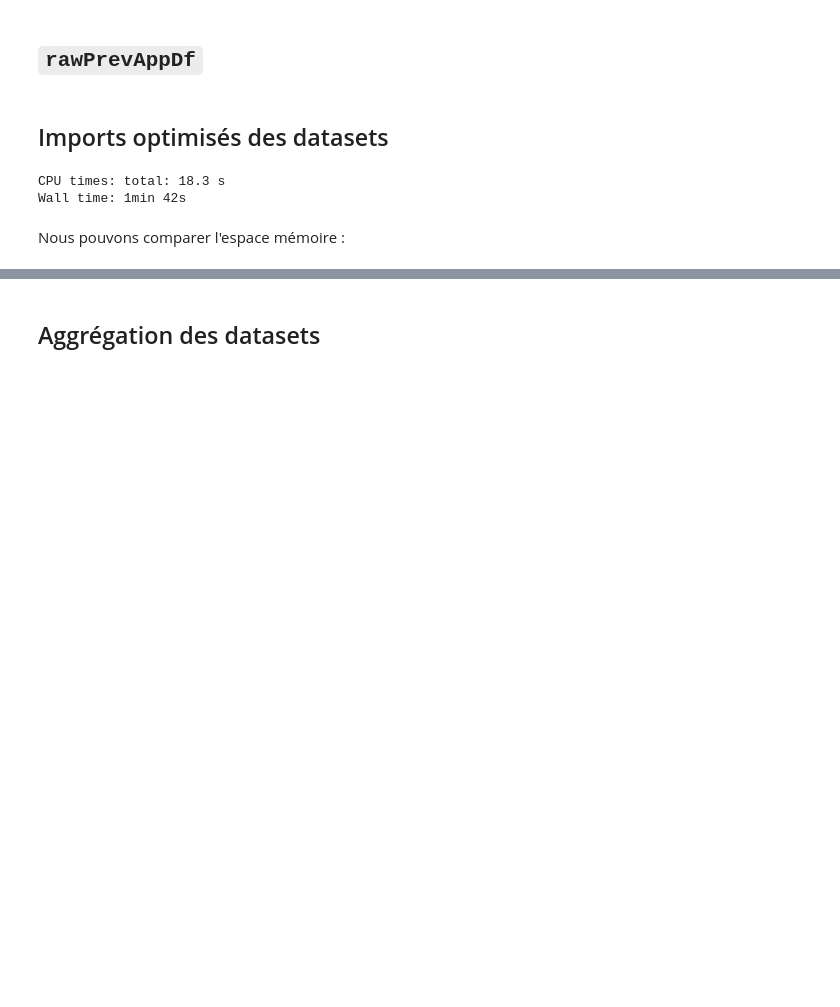
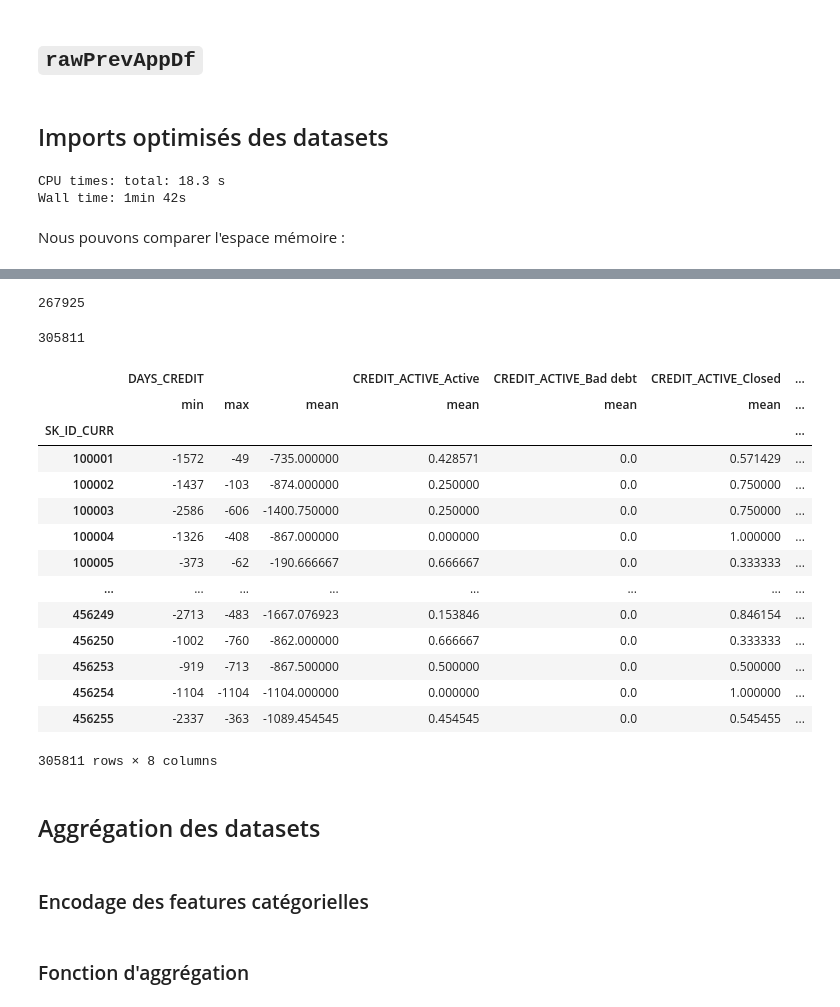
Before and after one commit to ClementPatin/OC-P4, a Jupyter notebook: Patin_Clement_1_notebook_072023.ipynb, the cells around one changed output, grey strips where cells are left out. Saved outputs shown, nothing was run; the diff lists cells and outputs as text; code cells hidden in the pictures; blank space fills up the shorter version.

```diff
--- a/Patin_Clement_1_notebook_072023.ipynb
+++ b/Patin_Clement_1_notebook_072023.ipynb
@@ -728,2 +728,48 @@ lowMemAppliDf
+# %%
+lowMemBurDf[lowMemBurDf.CREDIT_ACTIVE=="Closed"].SK_ID_CURR.nunique()
+# %% [output]
+267925
+# %%
+lowMemBurDf.SK_ID_CURR.nunique()
+# %% [output]
+305811
+# %%
+burTest = lowMemBurDf[["SK_ID_CURR","CREDIT_ACTIVE","DAYS_CREDIT"]]
+
+burTest,catBurTestCols = one_hot_encoder(burTest)
+
+numAgreg  ={"DAYS_CREDIT" : ["min","max","mean"]}
+catAgreg = {col : ["mean"] for col in catBurTestCols}
+
+burTestAgg=burTest.groupby("SK_ID_CURR").agg({**numAgreg,**catAgreg})
+burTestAgg
+# burTestAgg.columns=pd.Index(["BURO_"+col[0]+"_"+col[1].upper() for col in burTestAgg.columns])
+
+# # active
+# active = burTest[burTest.CREDIT_ACTIVE_Active==1]
+
+# activeAgg=active.groupby("SK_ID_CURR").agg({**numAgreg})
+
+# activeAgg.columns=pd.Index(["ACTIVE_"+col[0]+"_"+col[1].upper() for col in activeAgg.columns])
+
+# burTestAgg.merge(activeAgg,how="left",on="SK_ID_CURR")
+# %% [output]
+|  | DAYS_CREDIT |  |  | CREDIT_ACTIVE_Active | CREDIT_ACTIVE_Bad debt | CREDIT_ACTIVE_Closed | ... |
+|  | min | max | mean | mean | mean | mean | ... |
+| SK_ID_CURR |  |  |  |  |  |  | ... |
+| 100001 | -1572 | -49 | -735.000000 | 0.428571 | 0.0 | 0.571429 | ... |
+| 100002 | -1437 | -103 | -874.000000 | 0.250000 | 0.0 | 0.750000 | ... |
+| 100003 | -2586 | -606 | -1400.750000 | 0.250000 | 0.0 | 0.750000 | ... |
+| 100004 | -1326 | -408 | -867.000000 | 0.000000 | 0.0 | 1.000000 | ... |
+| 100005 | -373 | -62 | -190.666667 | 0.666667 | 0.0 | 0.333333 | ... |
+| ... | ... | ... | ... | ... | ... | ... | ... |
+| 456249 | -2713 | -483 | -1667.076923 | 0.153846 | 0.0 | 0.846154 | ... |
+| 456250 | -1002 | -760 | -862.000000 | 0.666667 | 0.0 | 0.333333 | ... |
+| 456253 | -919 | -713 | -867.500000 | 0.500000 | 0.0 | 0.500000 | ... |
+| 456254 | -1104 | -1104 | -1104.000000 | 0.000000 | 0.0 | 1.000000 | ... |
+| 456255 | -2337 | -363 | -1089.454545 | 0.454545 | 0.0 | 0.545455 | ... |
+305811 rows × 8 columns
 # %% [markdown]
 ## Aggrégation des datasets
+# %% [markdown]
+### Encodage des features catégorielles
@@ -729,0 +806,2 @@ lowMemAppliDf
+# %% [markdown]
+### Fonction d'aggrégation
```
Also changed, not shown: parts of 15 cells of this notebook, 2 other files.
